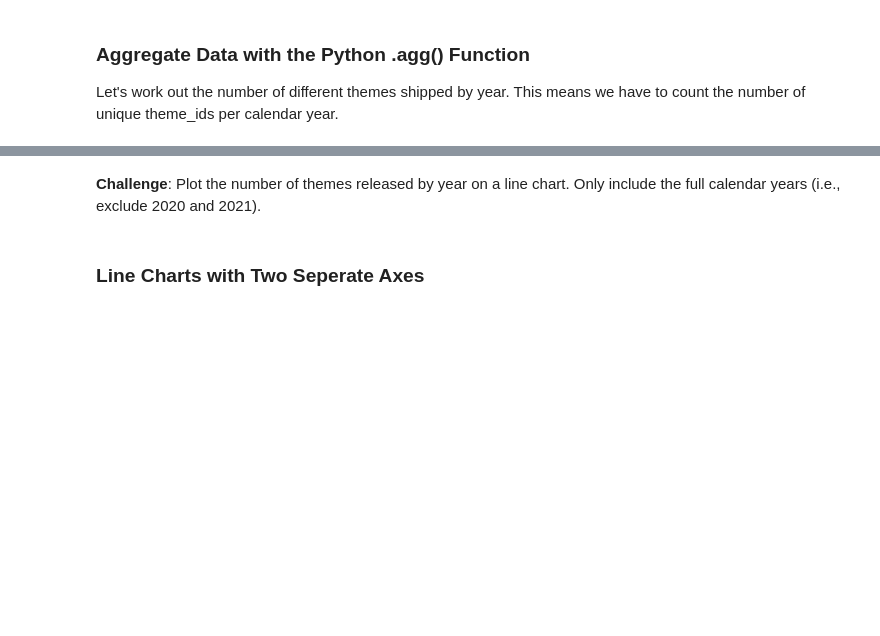
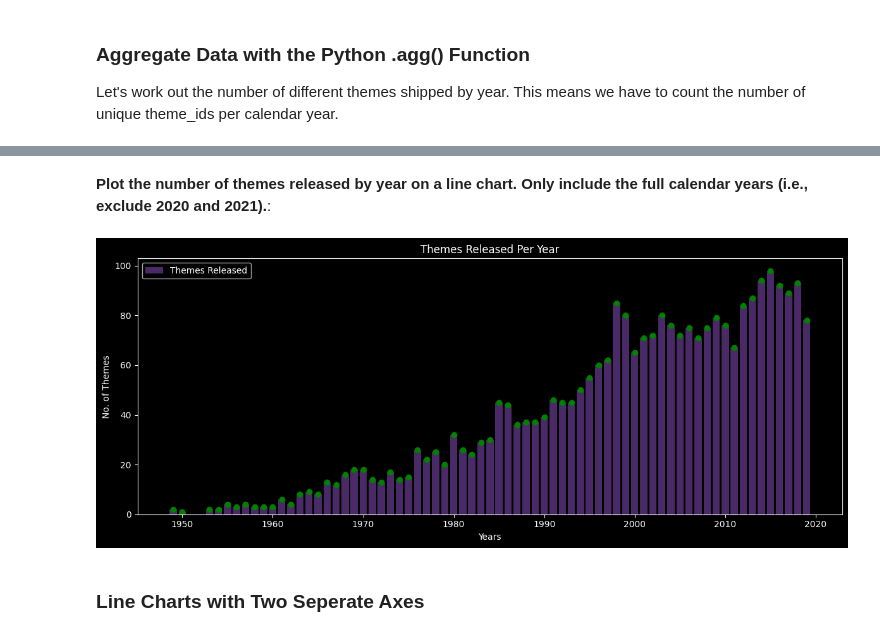
Before and after one commit to ahmedyar7/Data-Science-Projects, a Jupyter notebook: LEGOs Data Set/main.ipynb, the cells around one changed output, grey strips where cells are left out. Saved outputs shown, nothing was run; the diff lists cells and outputs as text; code cells hidden in the pictures; blank space fills up the shorter version.

```diff
--- a/LEGOs Data Set/main.ipynb
+++ b/LEGOs Data Set/main.ipynb
@@ -152,3 +191,6 @@ Note that the .csv file is from late 2020, so to plot the full calendar years, y
 ### Aggregate Data with the Python .agg() Function
 
 Let's work out the number of different themes shipped by year. This means we have to count the number of unique theme_ids per calendar year.
+# %%
+unique_themes_df = sets_df.groupby("year").agg({"theme_id": pd.Series.nunique})
+unique_themes_df
@@ -155,4 +222,21 @@ Let's work out the number of different themes shipped by year. This means we hav
 # %% [markdown]
-**Challenge**: Plot the number of themes released by year on a line chart. Only include the full calendar years (i.e., exclude 2020 and 2021).
+**Plot the number of themes released by year on a line chart. Only include the full calendar years (i.e., exclude 2020 and 2021).**:
+# %%
+x_cor = unique_themes_df.index[:-2]
+y_cor = unique_themes_df.theme_id[:-2]
+
+
+plt.figure(figsize=(12, 5))
+plt.title(label="Themes Released Per Year")
+plt.xlabel(xlabel="Years")
+plt.ylabel(ylabel="No. of Themes")
+
+plt.bar(x_cor, y_cor, label="Themes Released", color="#4a2a66")
+plt.scatter(x_cor, y_cor, color="g")
+plt.legend()
+plt.tight_layout()
+plt.show()
+# %% [output]
+[figure, added]
 # %% [markdown]
 ### Line Charts with Two Seperate Axes
```
Also changed, not shown: parts of 10 cells of this notebook.
